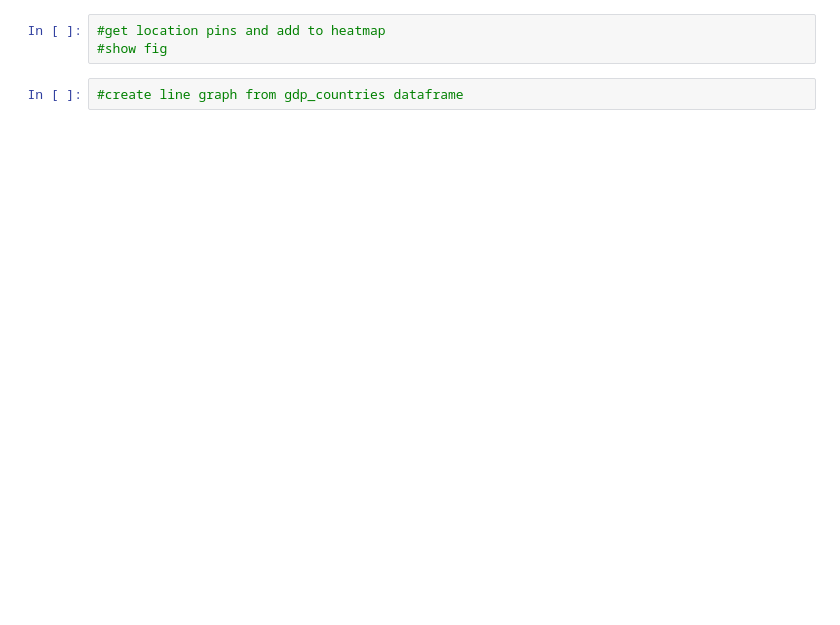
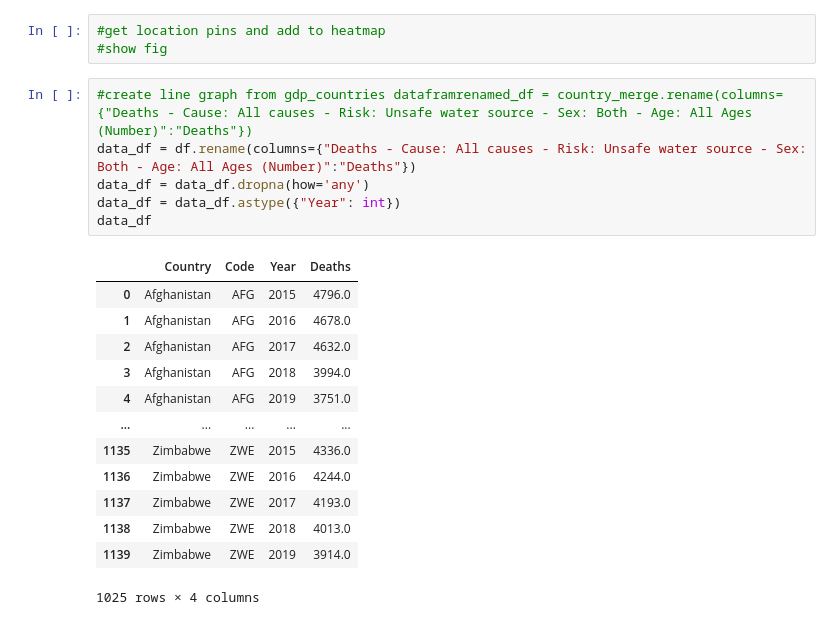
Before and after one commit to RHockley/Project-1-Water-Source-Mortality, a Jupyter notebook: notebooks/Heatmap.ipynb, the cells around one changed output. Cells and saved outputs as stored; diff of their text form; blank space fills up the shorter version.

```diff
--- a/notebooks/Heatmap.ipynb
+++ b/notebooks/Heatmap.ipynb
@@ -181,4 +182,22 @@ fig
 #get location pins and add to heatmap
 #show fig
 # %%
-#create line graph from gdp_countries dataframe
+#create line graph from gdp_countries dataframrenamed_df = country_merge.rename(columns={"Deaths - Cause: All causes - Risk: Unsafe water source - Sex: Both - Age: All Ages (Number)":"Deaths"})
+data_df = df.rename(columns={"Deaths - Cause: All causes - Risk: Unsafe water source - Sex: Both - Age: All Ages (Number)":"Deaths"})
+data_df = data_df.dropna(how='any')
+data_df = data_df.astype({"Year": int})
+data_df
+# %% [output]
+|  | Country | Code | Year | Deaths |
+| 0 | Afghanistan | AFG | 2015 | 4796.0 |
+| 1 | Afghanistan | AFG | 2016 | 4678.0 |
+| 2 | Afghanistan | AFG | 2017 | 4632.0 |
+| 3 | Afghanistan | AFG | 2018 | 3994.0 |
+| 4 | Afghanistan | AFG | 2019 | 3751.0 |
+| ... | ... | ... | ... | ... |
+| 1135 | Zimbabwe | ZWE | 2015 | 4336.0 |
+| 1136 | Zimbabwe | ZWE | 2016 | 4244.0 |
+| 1137 | Zimbabwe | ZWE | 2017 | 4193.0 |
+| 1138 | Zimbabwe | ZWE | 2018 | 4013.0 |
+| 1139 | Zimbabwe | ZWE | 2019 | 3914.0 |
+1025 rows × 4 columns
```
Also changed, not shown: parts of 12 cells of this notebook.
